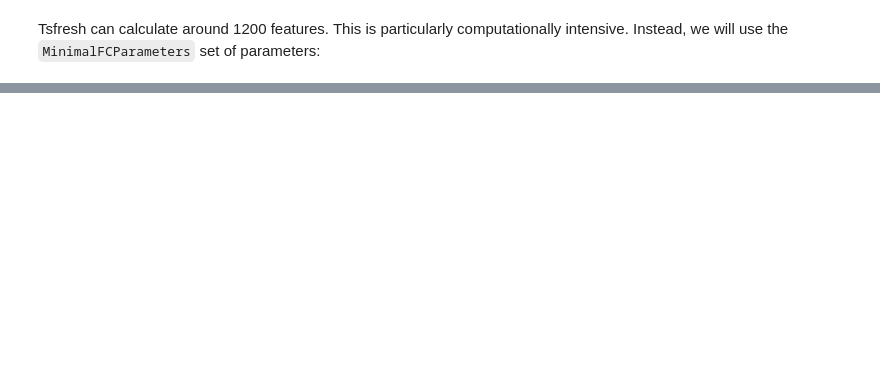
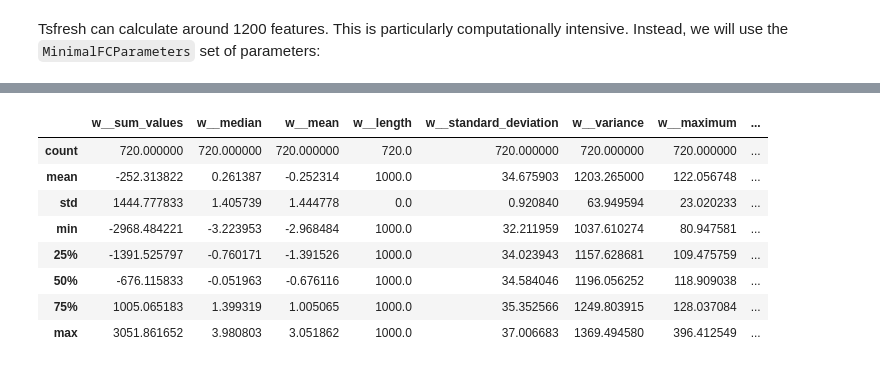
Before and after one commit to zomungGITHUB/MLGeo-2023, a Jupyter notebook: tutorials/Chap_2.6_feature_extraction/2.6_feature_engineering.ipynb, the cells around one changed output, grey strips where cells are left out. Cells and saved outputs as stored; diff of their text form; code cells hidden in the pictures; blank space fills up the shorter version.

```diff
--- a/tutorials/Chap_2.6_feature_extraction/2.6_feature_engineering.ipynb
+++ b/tutorials/Chap_2.6_feature_extraction/2.6_feature_engineering.ipynb
@@ -457,0 +522,12 @@ extracted_features.head()
+# %%
+features_continuous.describe()
+# %% [output]
+|  | w__sum_values | w__median | w__mean | w__length | w__standard_deviation | w__variance | w__maximum | ... |
+| count | 720.000000 | 720.000000 | 720.000000 | 720.0 | 720.000000 | 720.000000 | 720.000000 | ... |
+| mean | -252.313822 | 0.261387 | -0.252314 | 1000.0 | 34.675903 | 1203.265000 | 122.056748 | ... |
+| std | 1444.777833 | 1.405739 | 1.444778 | 0.0 | 0.920840 | 63.949594 | 23.020233 | ... |
+| min | -2968.484221 | -3.223953 | -2.968484 | 1000.0 | 32.211959 | 1037.610274 | 80.947581 | ... |
+| 25% | -1391.525797 | -0.760171 | -1.391526 | 1000.0 | 34.023943 | 1157.628681 | 109.475759 | ... |
+| 50% | -676.115833 | -0.051963 | -0.676116 | 1000.0 | 34.584046 | 1196.056252 | 118.909038 | ... |
+| 75% | 1005.065183 | 1.399319 | 1.005065 | 1000.0 | 35.352566 | 1249.803915 | 128.037084 | ... |
+| max | 3051.861652 | 3.980803 | 3.051862 | 1000.0 | 37.006683 | 1369.494580 | 396.412549 | ... |
```
Also changed, not shown: parts of 18 cells of this notebook.
